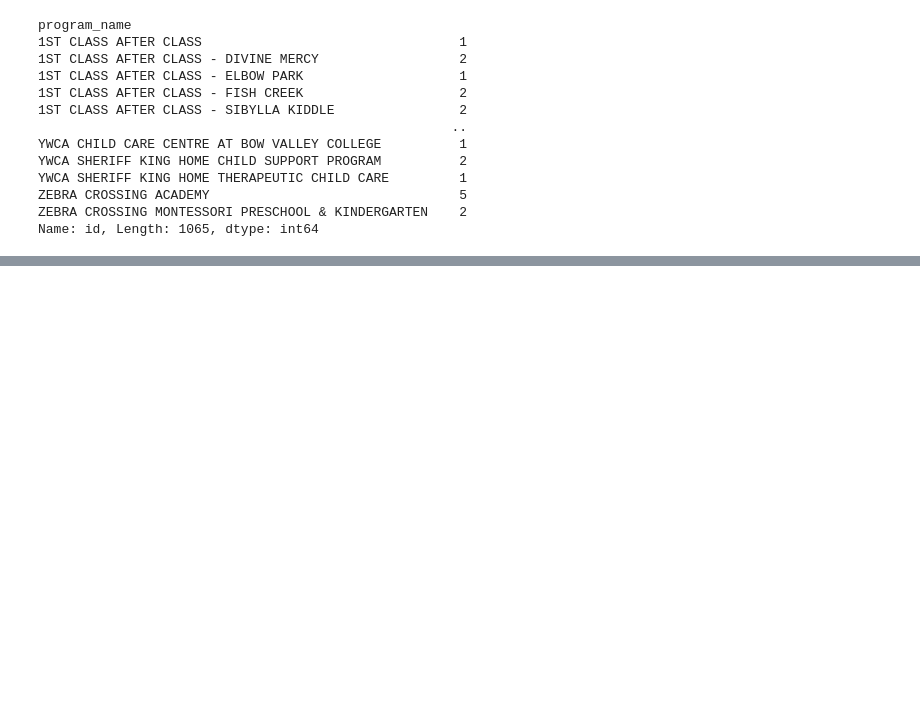
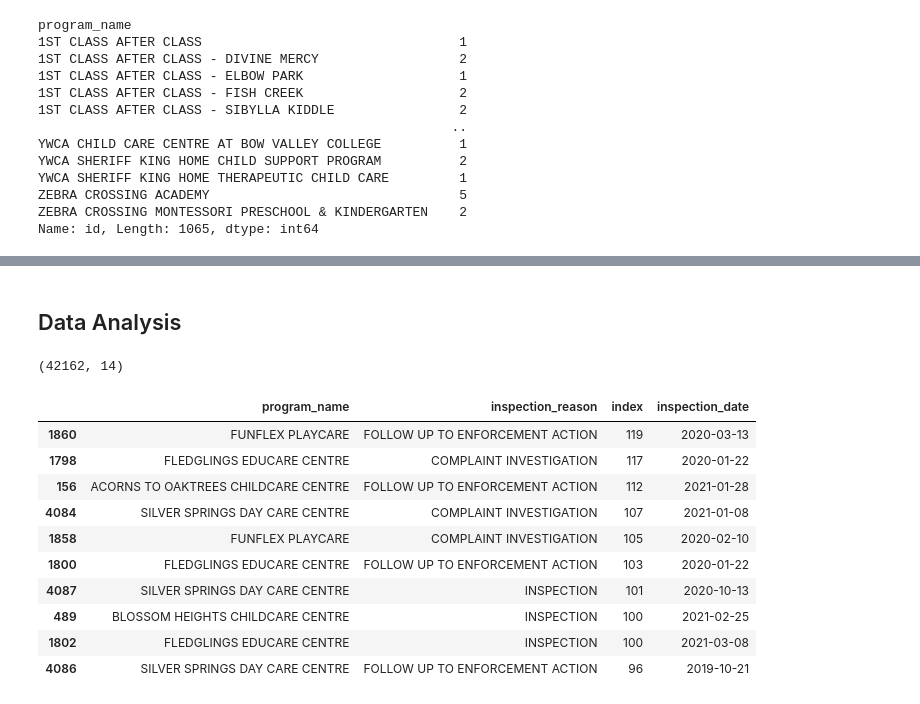
Before and after one commit to brunocgf/calgary_childcares, a Jupyter notebook: workbook.ipynb, the cells around one changed output, grey strips where cells are left out. Cells and saved outputs as stored; diff of their text form; code cells hidden in the pictures; blank space fills up the shorter version.

```diff
--- a/workbook.ipynb
+++ b/workbook.ipynb
@@ -272,0 +234,2 @@ df_clean
+# %% [markdown]
+## Data Analysis
@@ -272,0 +238,18 @@ df_clean
+# %%
+df_clean.shape
+# %% [output]
+(42162, 14)
+# %%
+df_clean.groupby(['program_name', 'inspection_reason']).agg({'index': 'count', 'inspection_date': 'max'}).reset_index().sort_values('index', ascending=False).head(10)
+# %% [output]
+|  | program_name | inspection_reason | index | inspection_date |
+| 1860 | FUNFLEX PLAYCARE | FOLLOW UP TO ENFORCEMENT ACTION | 119 | 2020-03-13 |
+| 1798 | FLEDGLINGS EDUCARE CENTRE | COMPLAINT INVESTIGATION | 117 | 2020-01-22 |
+| 156 | ACORNS TO OAKTREES CHILDCARE CENTRE | FOLLOW UP TO ENFORCEMENT ACTION | 112 | 2021-01-28 |
+| 4084 | SILVER SPRINGS DAY CARE CENTRE | COMPLAINT INVESTIGATION | 107 | 2021-01-08 |
+| 1858 | FUNFLEX PLAYCARE | COMPLAINT INVESTIGATION | 105 | 2020-02-10 |
+| 1800 | FLEDGLINGS EDUCARE CENTRE | FOLLOW UP TO ENFORCEMENT ACTION | 103 | 2020-01-22 |
+| 4087 | SILVER SPRINGS DAY CARE CENTRE | INSPECTION | 101 | 2020-10-13 |
+| 489 | BLOSSOM HEIGHTS CHILDCARE CENTRE | INSPECTION | 100 | 2021-02-25 |
+| 1802 | FLEDGLINGS EDUCARE CENTRE | INSPECTION | 100 | 2021-03-08 |
+| 4086 | SILVER SPRINGS DAY CARE CENTRE | FOLLOW UP TO ENFORCEMENT ACTION | 96 | 2019-10-21 |
```
Also changed, not shown: parts of 25 cells of this notebook, 1 other file.
